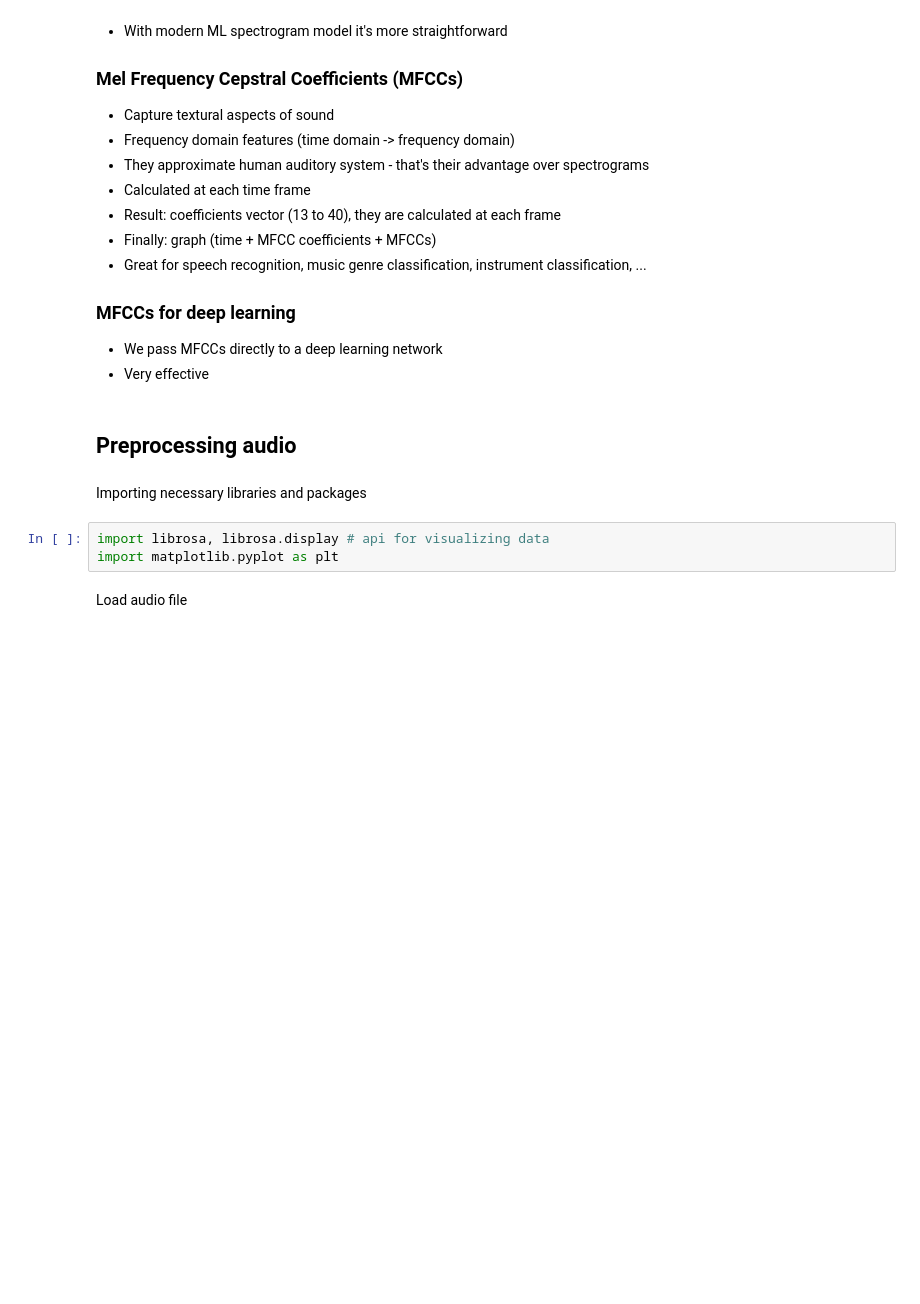
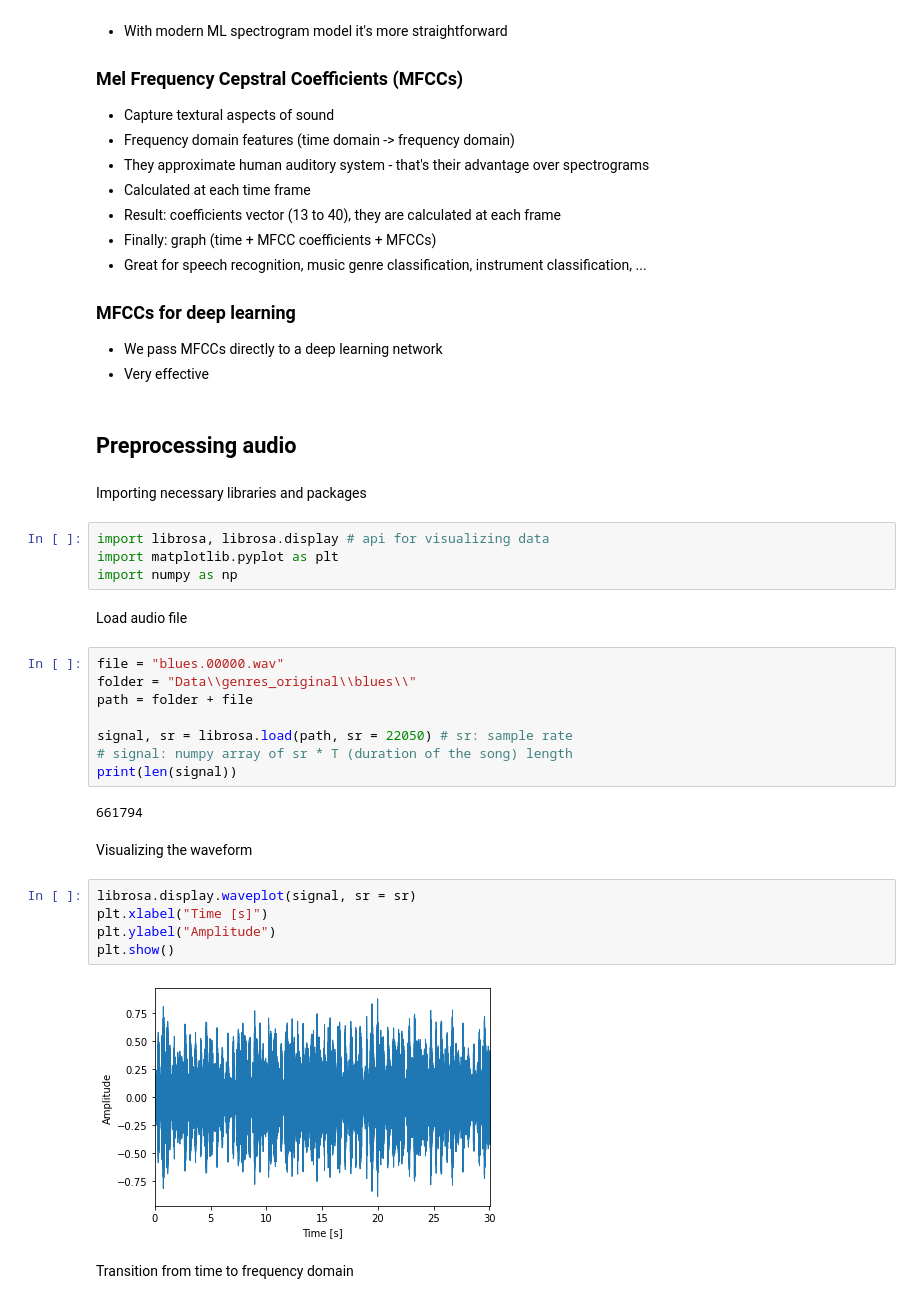
Before and after one commit to marcelbieniek/deep-learning-basics-project, a Jupyter notebook: p1.ipynb, the cells around one changed output. Drawn from its saved outputs; the diff is of its cells as text; blank space fills up the shorter version.

```diff
--- a/p1.ipynb
+++ b/p1.ipynb
@@ -67,5 +68,27 @@ Importing necessary libraries and packages
 # %%
 import librosa, librosa.display # api for visualizing data
 import matplotlib.pyplot as plt
+import numpy as np
 # %% [markdown]
 Load audio file
+# %%
+file = "blues.00000.wav"
+folder = "Data\\genres_original\\blues\\"
+path = folder + file
+
+signal, sr = librosa.load(path, sr = 22050) # sr: sample rate
+# signal: numpy array of sr * T (duration of the song) length
+print(len(signal))
+# %% [output]
+661794
+# %% [markdown]
+Visualizing the waveform
+# %%
+librosa.display.waveplot(signal, sr = sr)
+plt.xlabel("Time [s]")
+plt.ylabel("Amplitude")
+plt.show()
+# %% [output]
+[figure, added]
+# %% [markdown]
+Transition from time to frequency domain
```
Also changed, not shown: parts of 13 cells of this notebook.
